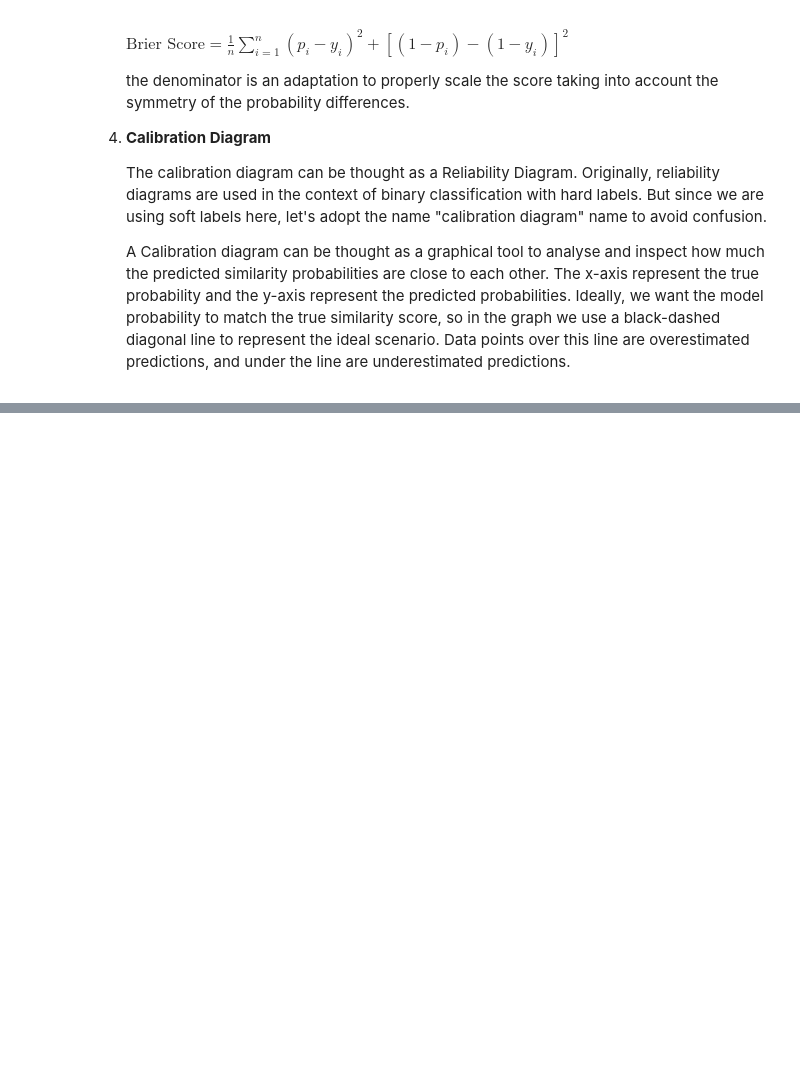
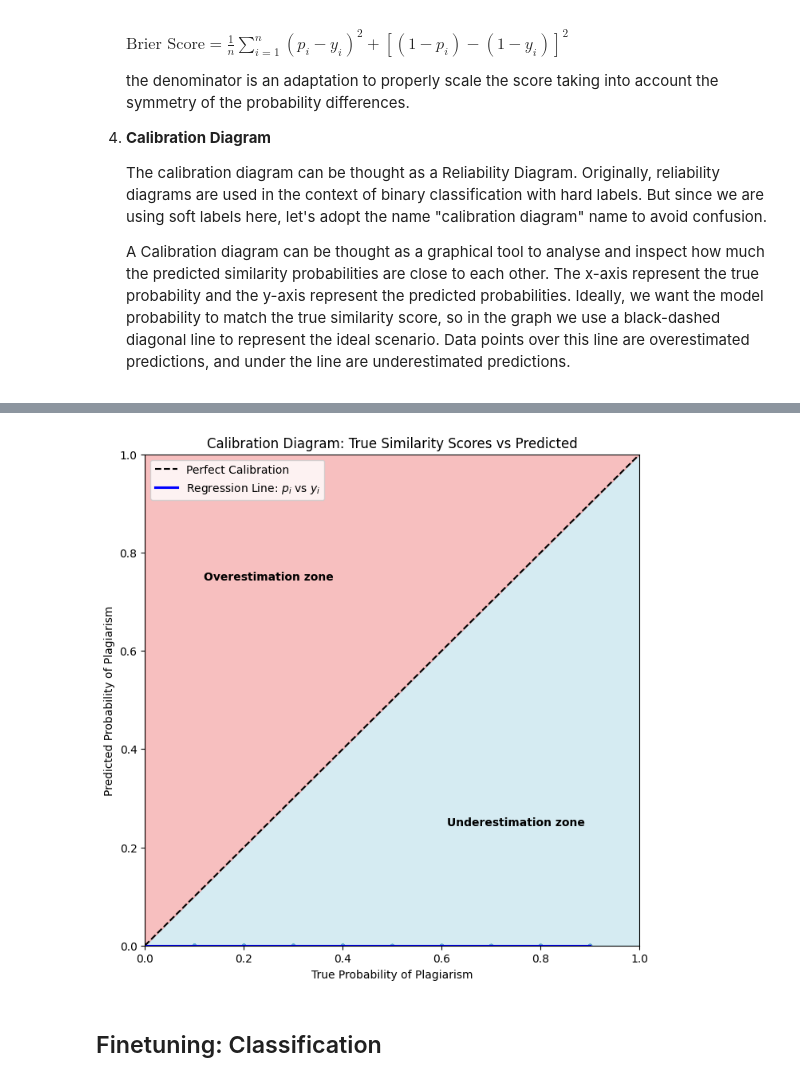
Before and after one commit to alexandrehsd/plagiarism-detector, a Jupyter notebook: notebooks/plagiarism_detector.ipynb, the cells around one changed output, grey strips where cells are left out. Saved outputs shown, nothing was run; the diff lists cells and outputs as text; code cells hidden in the pictures; blank space fills up the shorter version.

```diff
--- a/notebooks/plagiarism_detector.ipynb
+++ b/notebooks/plagiarism_detector.ipynb
@@ -87,7 +88,7 @@ def load_data(dataset_path: str, label: DataFrame) -> Dict[str, Any]:
         "programming_language": []
     }
 
-    for index, row in label.iterrows():
+    for index, row in tqdm(label.iterrows()):
         problem_id = row['coding_problem_id']
         llm_answer_id = row['llm_answer_id']
         plagiarism_score = row['plagiarism_score']
@@ -896,0 +505,8 @@ results_df.describe()
+# %%
+naive_predictions = torch.zeros(len(plagiarism_scores))
+
+# collect predictions
+metrics.loc[1] = ["Naive 0-classifier",
+                  log_loss(naive_predictions, plagiarism_scores).numpy(),
+                  kl_divergence(naive_predictions, plagiarism_scores).numpy(),
+                  brier_score(naive_predictions, plagiarism_scores).numpy()]
@@ -896,0 +523,6 @@ results_df.describe()
+# %%
+plot_calibration_diagram(naive_predictions.cpu().numpy(), plagiarism_scores.cpu().numpy())
+# %% [output]
+[figure, added]
+# %% [markdown]
+## Finetuning: Classification
```
Also changed, not shown: parts of 76 cells of this notebook.
